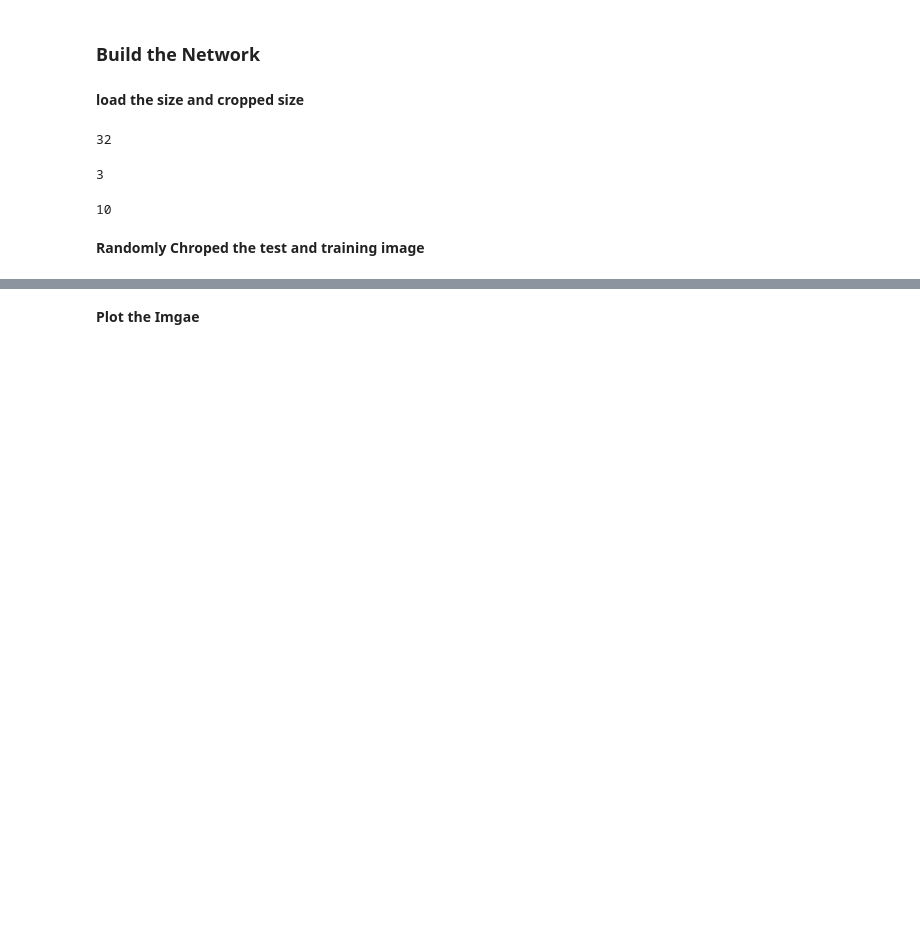
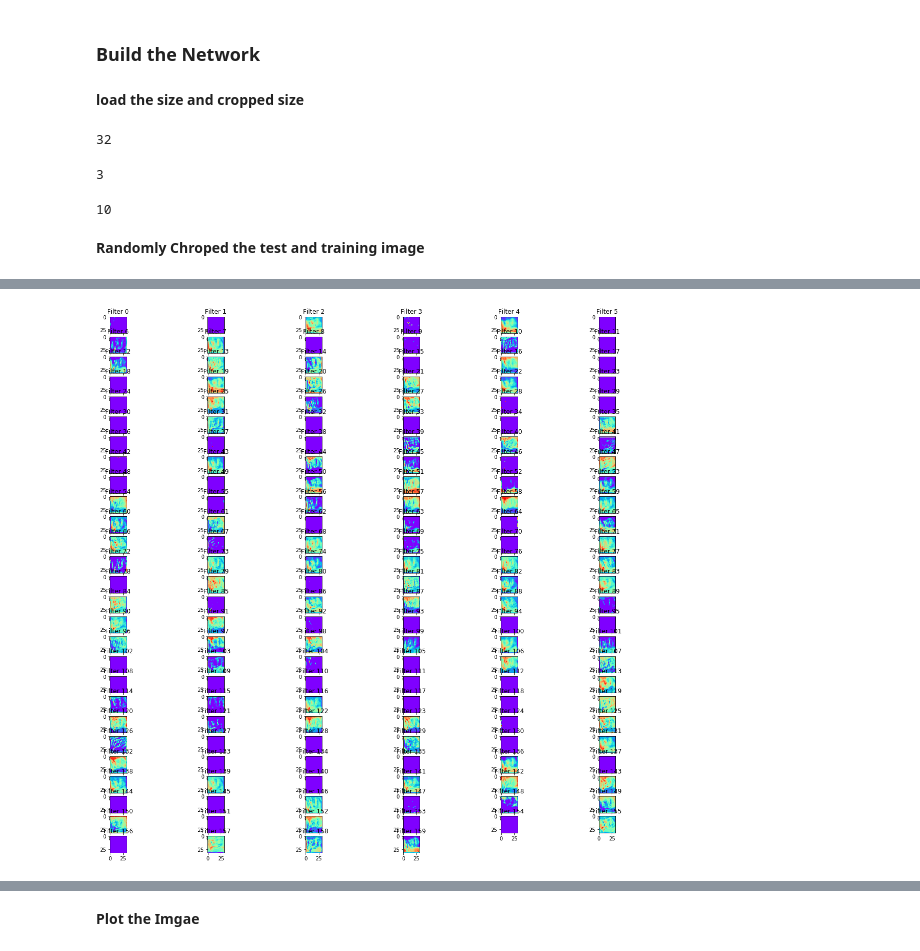
Before and after one commit to maggieshen/cifar10, a Jupyter notebook: part2/Code/NIN_Winnie_Version.ipynb, the cells around one changed output, grey strips where cells are left out. Drawn from its saved outputs; the diff is of its cells as text; code cells hidden in the pictures; blank space fills up the shorter version.

```diff
--- a/part2/Code/NIN_Winnie_Version.ipynb
+++ b/part2/Code/NIN_Winnie_Version.ipynb
@@ -48,11 +50,11 @@ Loading data: data/CIFAR-10/cifar-10-batches-py/test_batch
 # Only for checking purpose
 # %%
 ######only for checking purpose
-images_train = images_train[0:5000,:,:,:]
-labels_train = labels_train[0:5000,:]
+images_train = images_train[0:10,:,:,:]
+labels_train = labels_train[0:10,:]
 
-images_test = images_test[0:1000,:,:,:]
-labels_test= labels_test[0:1000,:]
+images_test = images_test[0:10,:,:,:]
+labels_test= labels_test[0:10,:]
 # %%
 # Check the data shape
 images_train.shape
@@ -216,7 +218,8 @@ def compute_logits(x):
     h_cccp2 = tf.nn.relu(tf.add(conv(h_cccp1, W_cccp2), b_cccp2))
     #print(h_cccp2)
     # pool
-    h_pool1 = maxpool(h_cccp2)
+    # h_pool1 = maxpool(h_cccp2)
+    h_pool1 = tf.nn.max_pool(h_cccp2, ksize=[1, 3, 3, 1], strides=[1, 2, 2, 1], padding='SAME')
    # print(h_cccp2)
     # drop3
     h_drop3 = dropout(h_pool1)
@@ -234,7 +237,8 @@ def compute_logits(x):
     #h_cccp4 = tf.nn.relu(tf.add(conv(h_cccp3, W_cccp4), b_cccp4))
     # poo2
     #h_pool2 = avgpool(h_cccp4)
-    h_pool2 = avgpool(h_conv2)
+    # h_pool2 = avgpool(h_conv2)
+    h_pool2 = tf.nn.avg_pool(h_conv2, ksize=[1, 3, 3, 1], strides=[1, 2, 2, 1], padding= 'SAME')
     # drop6
     h_drop6 = dropout(h_pool2)
     # conv3 / relu3
@@ -250,12 +254,13 @@ def compute_logits(x):
     b_cccp6 = tf.get_variable('b_cccp6', shape = [10])
     h_cccp6 = tf.nn.relu(tf.add(conv(h_cccp5, W_cccp6), b_cccp6))
     # pool3
-    h_pool3 = avgpool(h_cccp6, 8, 1, 'VALID')
+    #h_pool3 = avgpool(h_cccp6, 8, 1, 'VALID')
+    h_pool3 = tf.nn.avg_pool(h_cccp6, ksize=[1, 8, 8, 1], strides=[1, 8, 8, 1], padding= 'SAME')
     output_reshaped = tf.reshape(h_pool3, [-1,10])
 
     #print('@@@@@@@@@@@@@@@@@@@@@@@@@@@@@@@@@@@@@')
-   # print(output_reshaped.shape)
-    return output_reshaped
+    #print(output_reshaped.shape)
+    return output_reshaped,h_conv1,h_cccp1,h_cccp2,h_pool1,h_conv2,h_pool2,h_conv3,h_cccp5
 # %% [markdown]
 #### 5. for Beting the random batch
 # %%
@@ -293,7 +298,11 @@ num_classes
 3
 10
 # %%
-dir_name = "./log/"
+now = datetime.now()
+
+dir_name = 'log_{0}_{1}'.format(now.month,now.day)
+export_dir = 'savedmodel_{0}_{1}'.format(now.month,now.day)
+
 batch_size = 128
 num_iterations = 20000
 opt_method = 'adam'
@@ -412,0 +425,19 @@ Step 600: val accuracy 0.2830
+# %%
+def getActivations(sess,layer_name,image_name):
+    units = sess.run(layer_name,feed_dict={x:image_name})
+    plotNNFilter(units)
+
+
+def plotNNFilter(units):
+    filters = units.shape[3]
+    plt.figure(1, figsize=(20,20))
+    n_columns = 6
+    n_rows = math.ceil(filters / n_columns) + 1
+    for i in range(filters):
+        plt.subplot(n_rows, n_columns, i+1)
+        plt.title('Filter ' + str(i))
+        plt.imshow(units[0,:,:,i], interpolation="nearest", cmap="rainbow")
+# %%
+getActivations(sess,h_cccp1,images_test)
+# %% [output]
+[figure, added]
```
Also changed, not shown: parts of 7 cells of this notebook.
